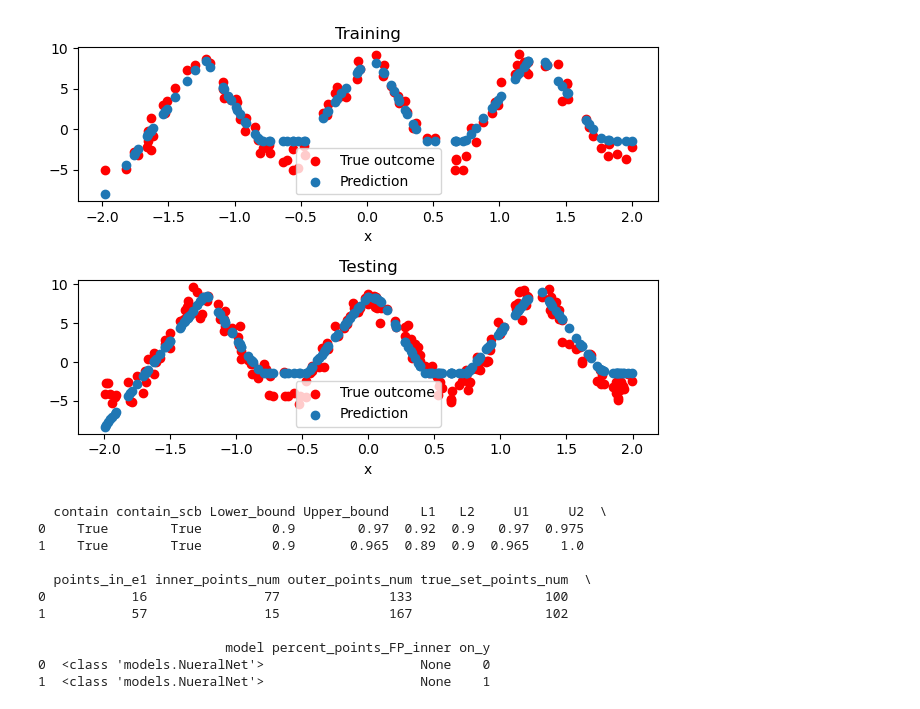
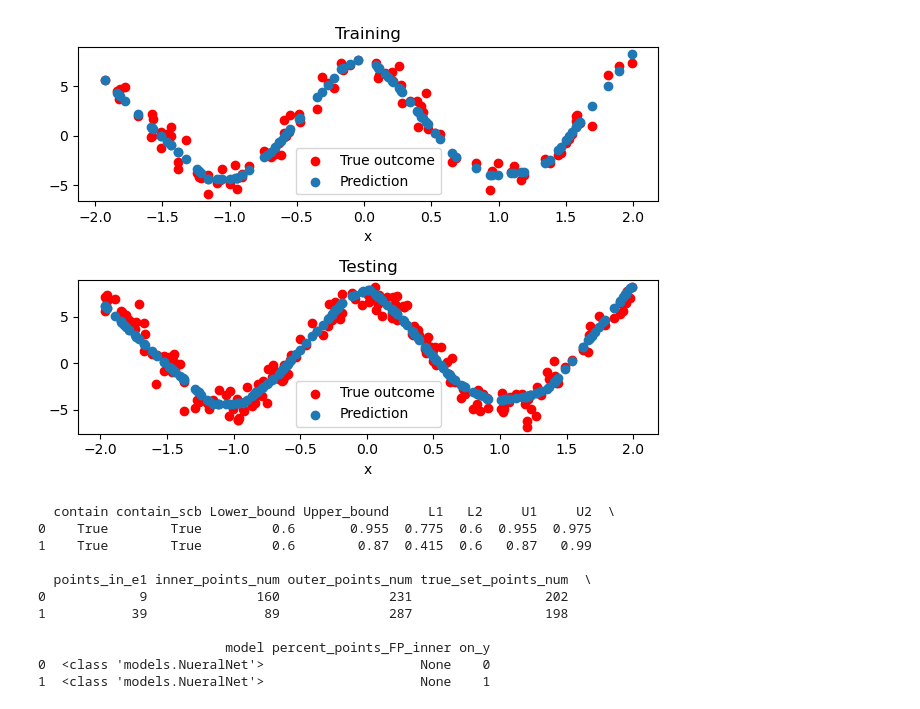
Before and after one commit to junting-ren/model_uncertainty_using_feature_confidence_set, a Jupyter notebook: notebooks/check_fit.ipynb, the cells around one changed output. Saved outputs shown, nothing was run; the diff lists cells and outputs as text; code cells hidden in the pictures.

```diff
--- a/notebooks/check_fit.ipynb
+++ b/notebooks/check_fit.ipynb
@@ -1,40 +1,40 @@
 # %%
 import sys
 sys.path.append('../functions')
 from CS_sim_helper import sim_CS,sim_CS_wrapper, generate_sim_data,check_overfitting, transform_X_poly,transform_X
 from sklearn.linear_model import LinearRegression
 from sklearn.ensemble import RandomForestRegressor
 from models import NueralNet, logistic_regression
 from xgboost import XGBRegressor
 import torch.nn as nn
 import numpy as np
 models_l = [LinearRegression, RandomForestRegressor, NueralNet, XGBRegressor]
 model_kwargs_l = [{},{'min_samples_leaf':6},{'input_size': 1, 'h_sizes':[40,40]}, {'n_estimators':100,'max_depth':1, 'subsample':0.7}]
 # r = sim_CS(L=0.9, level = 0, models_l = models_l, model_kwargs_l = model_kwargs_l,
 #    N = 100, N_test =500, p = 1, error_sd = 1,
 #    data_sim_func = generate_sim_data, data_kwargs = {'beta':np.array([-2,2,3]),'transform_func': transform_X_poly,'uniform_range':[-2,2]},
 #    center_G = True, center_pred = False,
 #    use_true_contour = False,  n_boot = 100)
 # {'input_size': 4, 'h_sizes':[40,40],'out_act':'sigmoid', 'loss_fn': nn.BCELoss()}
 #{'min_samples_leaf':6}
 check_overfitting(model = NueralNet, model_kwargs = { 'n_iter':500,'patience':100,'input_size': 1, 'h_sizes':[40,40]},
           N = 100, N_test =200, p = 1, error_sd = 1,
           data_sim_func = generate_sim_data, data_kwargs = {'transform_func':transform_X, 'beta':np.array([1,2,3,4]), 'uniform_range_x':[-2,2]})
-r = sim_CS(L=0.9, level = 2, models_l = [NueralNet], model_kwargs_l = [ { 'n_iter':500,'patience':100,'input_size': 1, 'h_sizes':[40,40]}],
-   N = 100, N_test =200, p = 1, error_sd = 1,
+r = sim_CS(L=0.6, level = 2, models_l = [NueralNet], model_kwargs_l = [ { 'n_iter':500,'patience':100,'input_size': 1, 'h_sizes':[40,40]}],
+   N = 100, N_test =500, p = 1, error_sd = 1,
    data_sim_func = generate_sim_data, data_kwargs =  {'transform_func':transform_X, 'beta':np.array([1,2,3,4]),'uniform_range_x':[-2,2]},
    center_G = True, center_pred = False,
-   use_true_contour = False,  n_boot = 200)
+   use_true_contour = False,  n_boot = 200, return_plot = True)
 print(r)
 # %% [output]
-[figure, old version]
+[figure, new version]
-  contain contain_scb Lower_bound Upper_bound    L1   L2     U1     U2  \
-0    True        True         0.9        0.97  0.92  0.9   0.97  0.975
-1    True        True         0.9       0.965  0.89  0.9  0.965    1.0
+  contain contain_scb Lower_bound Upper_bound     L1   L2     U1     U2  \
+0    True        True         0.6       0.955  0.775  0.6  0.955  0.975
+1    True        True         0.6        0.87  0.415  0.6   0.87   0.99
 
   points_in_e1 inner_points_num outer_points_num true_set_points_num  \
-0           16               77              133                 100
-1           57               15              167                 102
+0            9              160              231                 202
+1           39               89              287                 198
 
                         model percent_points_FP_inner on_y
 0  <class 'models.NueralNet'>                    None    0
```
